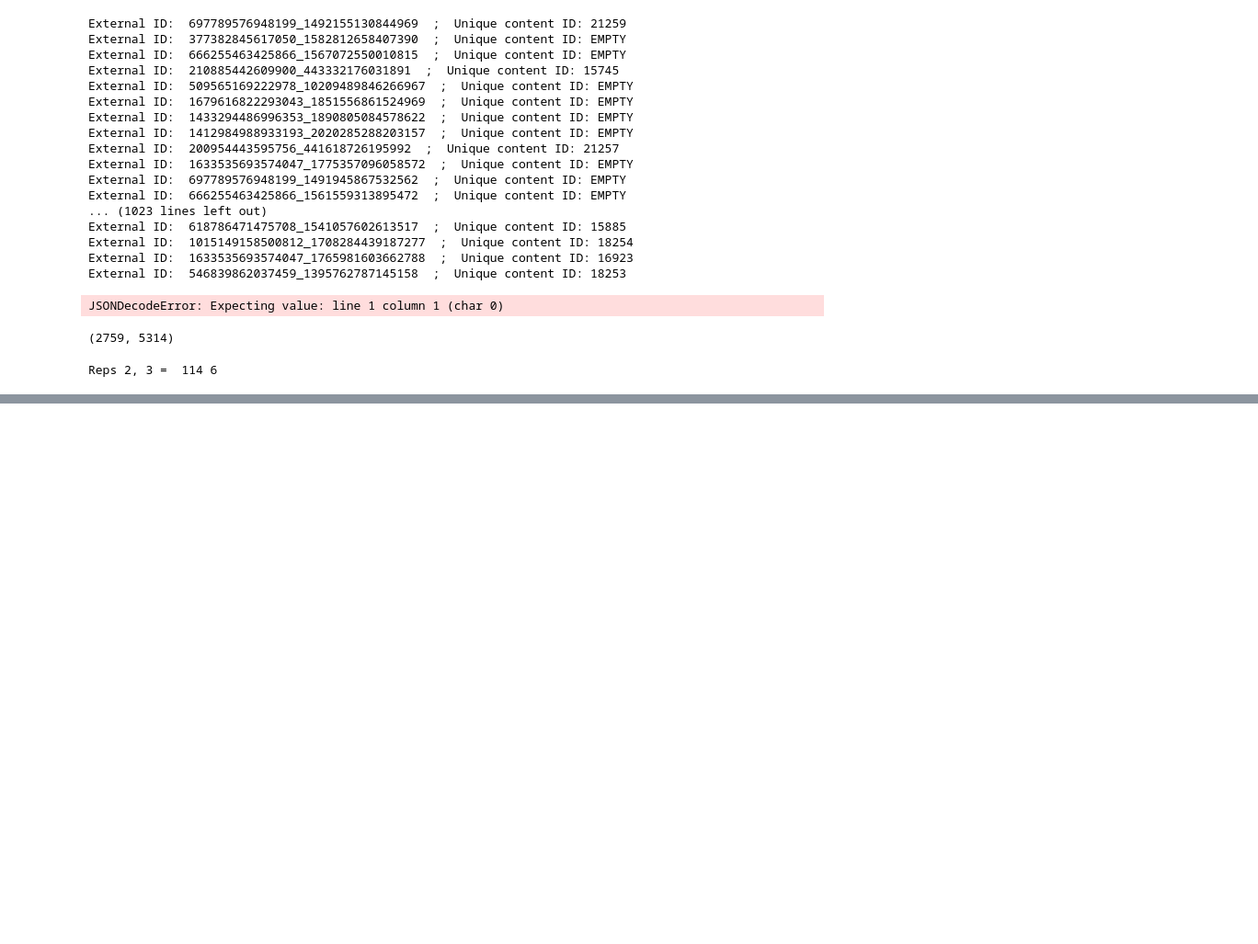
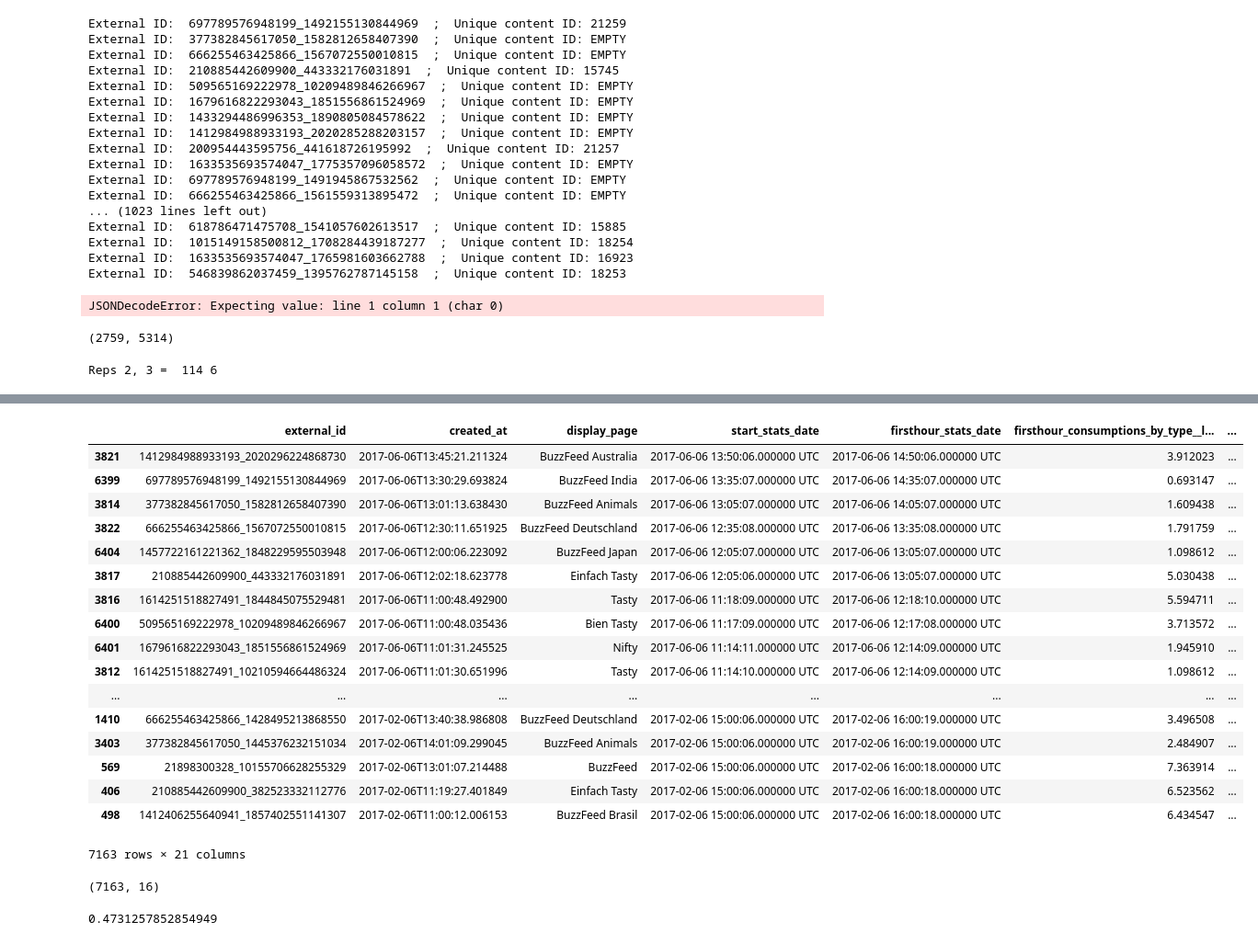
Before and after one commit to eshwarchandrasekharan/predict-pop, a Jupyter notebook: code/video-stats.ipynb, the cells around one changed output, grey strips where cells are left out. Shown at 92% size. Saved outputs shown, nothing was run; the diff lists cells and outputs as text; code cells hidden in the pictures; blank space fills up the shorter version.

```diff
--- a/code/video-stats.ipynb
+++ b/code/video-stats.ipynb
@@ -891,10 +890,10 @@ train[~(train['unique_video_id'] == -1)].shape
 # %%
 ###Omnisearch API call -
 
-lis = ['1457722161221362_1848229595503948', '697789576948199_1492155130844969', '210885442609900_443332176031891', '1614251518827491_10210594664486324']
+lis = ['1457722161221362_1848229595503948', '697789576948199_1492155130844969', '210885442609900_443332176031891']#, '1614251518827491_10210594664486324']
 for X in lis:
     query = 'facebook__' + X.split('_')[1]
-    params = {'platform_ids': query, 'page_size': 500}
+    params = {'platform_ids': query, 'page_size': 1}
     resp = requests.get(url, headers = headers, params = params).json().get('results',[])
     if resp == []:
         print("External ID: ", X, " ;  Unique content ID: EMPTY")
@@ -919,9 +937,13 @@ content_id = []
 title = []
 external_id = []
 
-for X in train_df['external_id'][1028:]:
+for X in train_df['external_id']:
     total += 1
     query = 'facebook__' + X.split('_')[1]
+    if query == "":
+        ###what if there is only 1 part to the external ID of the video
+        query = X
+
     params = {'platform_ids': query, 'page_size': 1}
     external_id.append(X)
 
@@ -1001,0 +1108,36 @@ Reps 2, 3 =  114 6
+# %%
+train_df
+# %% [output]
+|  | external_id | created_at | display_page | start_stats_date | firsthour_stats_date | firsthour_consumptions_by_type__l... | ... |
+| 3821 | 1412984988933193_2020296224868730 | 2017-06-06T13:45:21.211324 | BuzzFeed Australia | 2017-06-06 13:50:06.000000 UTC | 2017-06-06 14:50:06.000000 UTC | 3.912023 | ... |
+| 6399 | 697789576948199_1492155130844969 | 2017-06-06T13:30:29.693824 | BuzzFeed India | 2017-06-06 13:35:07.000000 UTC | 2017-06-06 14:35:07.000000 UTC | 0.693147 | ... |
+| 3814 | 377382845617050_1582812658407390 | 2017-06-06T13:01:13.638430 | BuzzFeed Animals | 2017-06-06 13:05:07.000000 UTC | 2017-06-06 14:05:07.000000 UTC | 1.609438 | ... |
+| 3822 | 666255463425866_1567072550010815 | 2017-06-06T12:30:11.651925 | BuzzFeed Deutschland | 2017-06-06 12:35:08.000000 UTC | 2017-06-06 13:35:08.000000 UTC | 1.791759 | ... |
+| 6404 | 1457722161221362_1848229595503948 | 2017-06-06T12:00:06.223092 | BuzzFeed Japan | 2017-06-06 12:05:07.000000 UTC | 2017-06-06 13:05:07.000000 UTC | 1.098612 | ... |
+| 3817 | 210885442609900_443332176031891 | 2017-06-06T12:02:18.623778 | Einfach Tasty | 2017-06-06 12:05:06.000000 UTC | 2017-06-06 13:05:07.000000 UTC | 5.030438 | ... |
+| 3816 | 1614251518827491_1844845075529481 | 2017-06-06T11:00:48.492900 | Tasty | 2017-06-06 11:18:09.000000 UTC | 2017-06-06 12:18:10.000000 UTC | 5.594711 | ... |
+| 6400 | 509565169222978_10209489846266967 | 2017-06-06T11:00:48.035436 | Bien Tasty | 2017-06-06 11:17:09.000000 UTC | 2017-06-06 12:17:08.000000 UTC | 3.713572 | ... |
+| 6401 | 1679616822293043_1851556861524969 | 2017-06-06T11:01:31.245525 | Nifty | 2017-06-06 11:14:11.000000 UTC | 2017-06-06 12:14:09.000000 UTC | 1.945910 | ... |
+| 3812 | 1614251518827491_10210594664486324 | 2017-06-06T11:01:30.651996 | Tasty | 2017-06-06 11:14:10.000000 UTC | 2017-06-06 12:14:09.000000 UTC | 1.098612 | ... |
+| ... | ... | ... | ... | ... | ... | ... | ... |
+| 1410 | 666255463425866_1428495213868550 | 2017-02-06T13:40:38.986808 | BuzzFeed Deutschland | 2017-02-06 15:00:06.000000 UTC | 2017-02-06 16:00:19.000000 UTC | 3.496508 | ... |
+| 3403 | 377382845617050_1445376232151034 | 2017-02-06T14:01:09.299045 | BuzzFeed Animals | 2017-02-06 15:00:06.000000 UTC | 2017-02-06 16:00:19.000000 UTC | 2.484907 | ... |
+| 569 | 21898300328_10155706628255329 | 2017-02-06T13:01:07.214488 | BuzzFeed | 2017-02-06 15:00:06.000000 UTC | 2017-02-06 16:00:18.000000 UTC | 7.363914 | ... |
+| 406 | 210885442609900_382523332112776 | 2017-02-06T11:19:27.401849 | Einfach Tasty | 2017-02-06 15:00:06.000000 UTC | 2017-02-06 16:00:18.000000 UTC | 6.523562 | ... |
+| 498 | 1412406255640941_1857402551141307 | 2017-02-06T11:00:12.006153 | BuzzFeed Brasil | 2017-02-06 15:00:06.000000 UTC | 2017-02-06 16:00:18.000000 UTC | 6.434547 | ... |
+7163 rows × 21 columns
+# %%
+temp_df = pd.read_csv('jan_may_2017_video_stats.csv')
+temp_df = temp_df.fillna(0)
+
+print(temp_df.shape)
+
+# video_df.shape, video_df['external_id'].unique().shape
+temp_df = temp_df.sort_values('firsthour_stats_date', ascending = False).drop_duplicates(subset=['external_id'], keep = 'last')
+print(temp_df.shape)
+# %% [output]
+(7163, 16)
+# %%
+3389/7163
+# %% [output]
+0.4731257852854949
```
Also changed, not shown: parts of 10 cells of this notebook, 1 other file.
